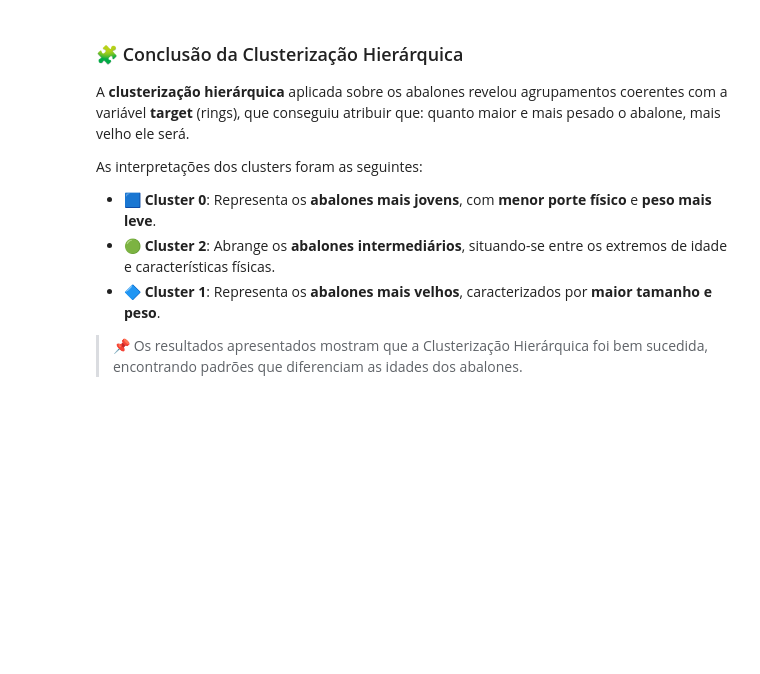
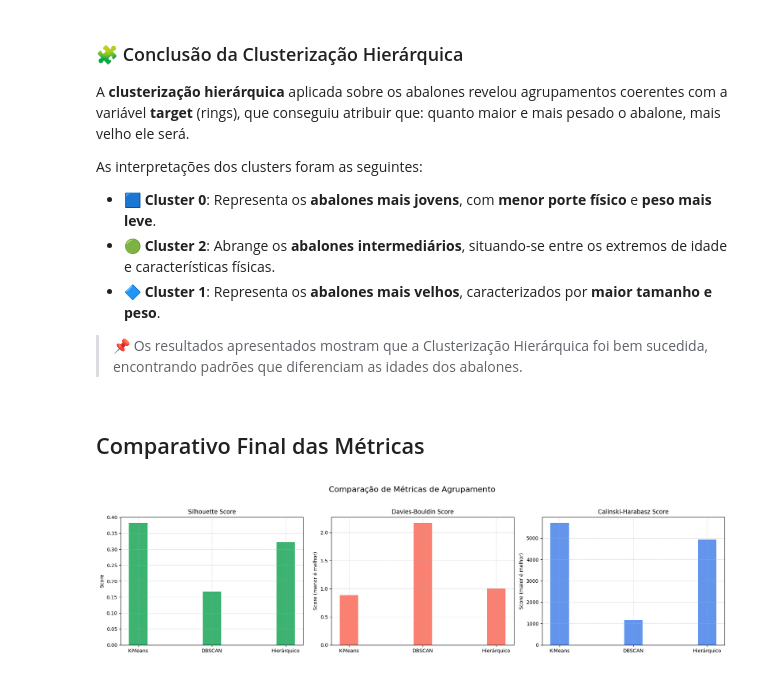
Before and after one commit to joabemorais/Trabalho-ML-2, a Jupyter notebook: test.ipynb, the cells around one changed output. Drawn from its saved outputs; the diff is of its cells as text; code cells hidden in the pictures; blank space fills up the shorter version.

```diff
--- a/test.ipynb
+++ b/test.ipynb
@@ -682,3 +738,51 @@ As interpretações dos clusters foram as seguintes:
 - 🔷 **Cluster 1**: Representa os **abalones mais velhos**, caracterizados por **maior tamanho e peso**.
 
 > 📌 Os resultados apresentados mostram que a Clusterização Hierárquica foi bem sucedida, encontrando padrões que diferenciam as idades dos abalones.
+# %% [markdown]
+## Comparativo Final das Métricas
+# %%
+import matplotlib.pyplot as plt
+import numpy as np
+
+# Dados das métricas
+metodos = ['K-Means', 'DBSCAN', 'Hierárquico']
+
+silhouette = [0.382, 0.1667, 0.3225]
+davies_bouldin = [0.887, 2.1691, 1.0034]
+calinski_harabasz = [5706.627, 1167.07, 4928.96]
+
+# Configurações do gráfico
+x = np.arange(len(metodos))
+largura = 0.25
+
+fig, axs = plt.subplots(1, 3, figsize=(18, 5))
+fig.suptitle('Comparação de Métricas de Agrupamento', fontsize=16)
+
+# Silhouette Score
+axs[0].bar(x, silhouette, width=largura, color='mediumseagreen')
+axs[0].set_title('Silhouette Score')
+axs[0].set_xticks(x)
+axs[0].set_xticklabels(metodos)
+axs[0].set_ylabel('Score')
+axs[0].grid(True, linestyle='--', alpha=0.5)
+
+# Davies-Bouldin Score
+axs[1].bar(x, davies_bouldin, width=largura, color='salmon')
+axs[1].set_title('Davies-Bouldin Score')
+axs[1].set_xticks(x)
+axs[1].set_xticklabels(metodos)
+axs[1].set_ylabel('Score (menor é melhor)')
+axs[1].grid(True, linestyle='--', alpha=0.5)
+
+# Calinski-Harabasz Score
+axs[2].bar(x, calinski_harabasz, width=largura, color='cornflowerblue')
+axs[2].set_title('Calinski-Harabasz Score')
+axs[2].set_xticks(x)
+axs[2].set_xticklabels(metodos)
+axs[2].set_ylabel('Score (maior é melhor)')
+axs[2].grid(True, linestyle='--', alpha=0.5)
+
+plt.tight_layout(rect=[0, 0, 1, 0.95])
+plt.show()
+# %% [output]
+[figure, added]
```
Also changed, not shown: parts of 13 cells of this notebook.
